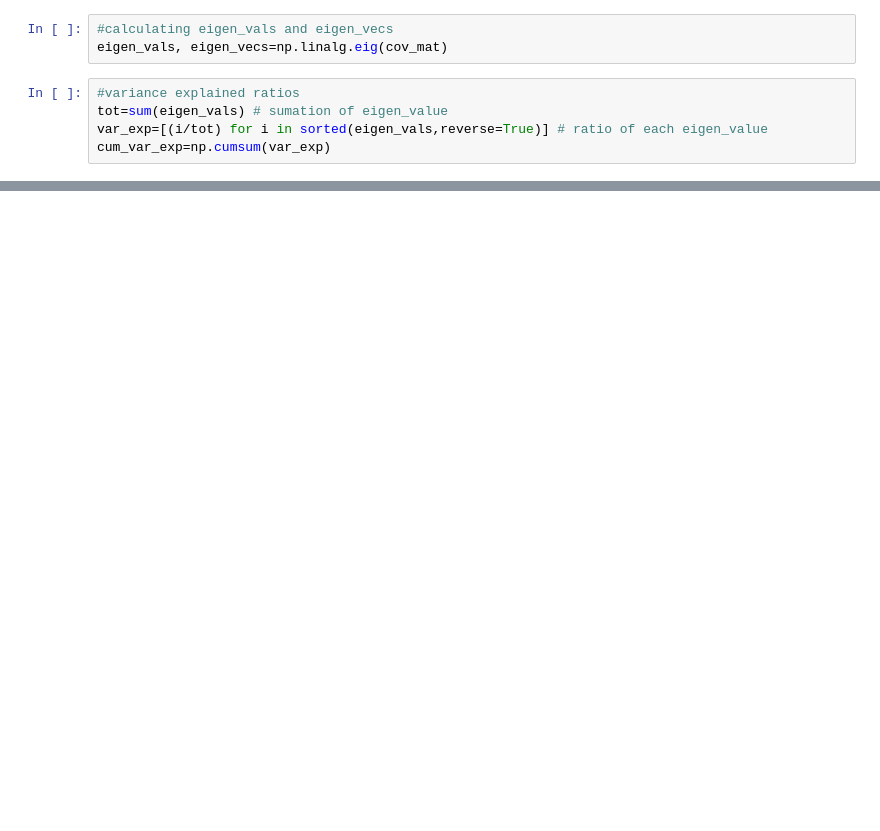
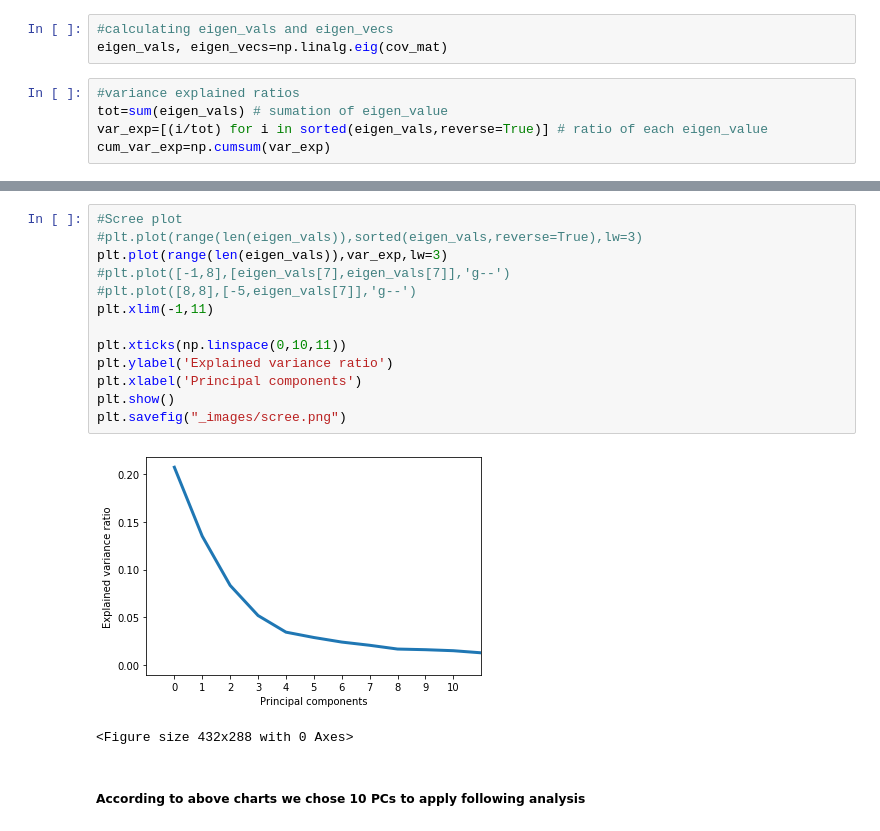
Before and after one commit to scleeza/PCA-and-HotellingT, a Jupyter notebook: 614project.ipynb, the cells around one changed output, grey strips where cells are left out. Saved outputs shown, nothing was run; the diff lists cells and outputs as text; blank space fills up the shorter version.

```diff
--- a/614project.ipynb
+++ b/614project.ipynb
@@ -253,0 +78,18 @@ array(5.19630994)
+# %%
+#Scree plot
+#plt.plot(range(len(eigen_vals)),sorted(eigen_vals,reverse=True),lw=3)
+plt.plot(range(len(eigen_vals)),var_exp,lw=3)
+#plt.plot([-1,8],[eigen_vals[7],eigen_vals[7]],'g--')
+#plt.plot([8,8],[-5,eigen_vals[7]],'g--')
+plt.xlim(-1,11)
+
+plt.xticks(np.linspace(0,10,11))
+plt.ylabel('Explained variance ratio')
+plt.xlabel('Principal components')
+plt.show()
+plt.savefig("_images/scree.png")
+# %% [output]
+[figure, added]
+<Figure size 432x288 with 0 Axes>
+# %% [markdown]
+##### According to above charts we chose 10 PCs to apply following analysis
```
Also changed, not shown: parts of 68 cells of this notebook, 6 other files.
